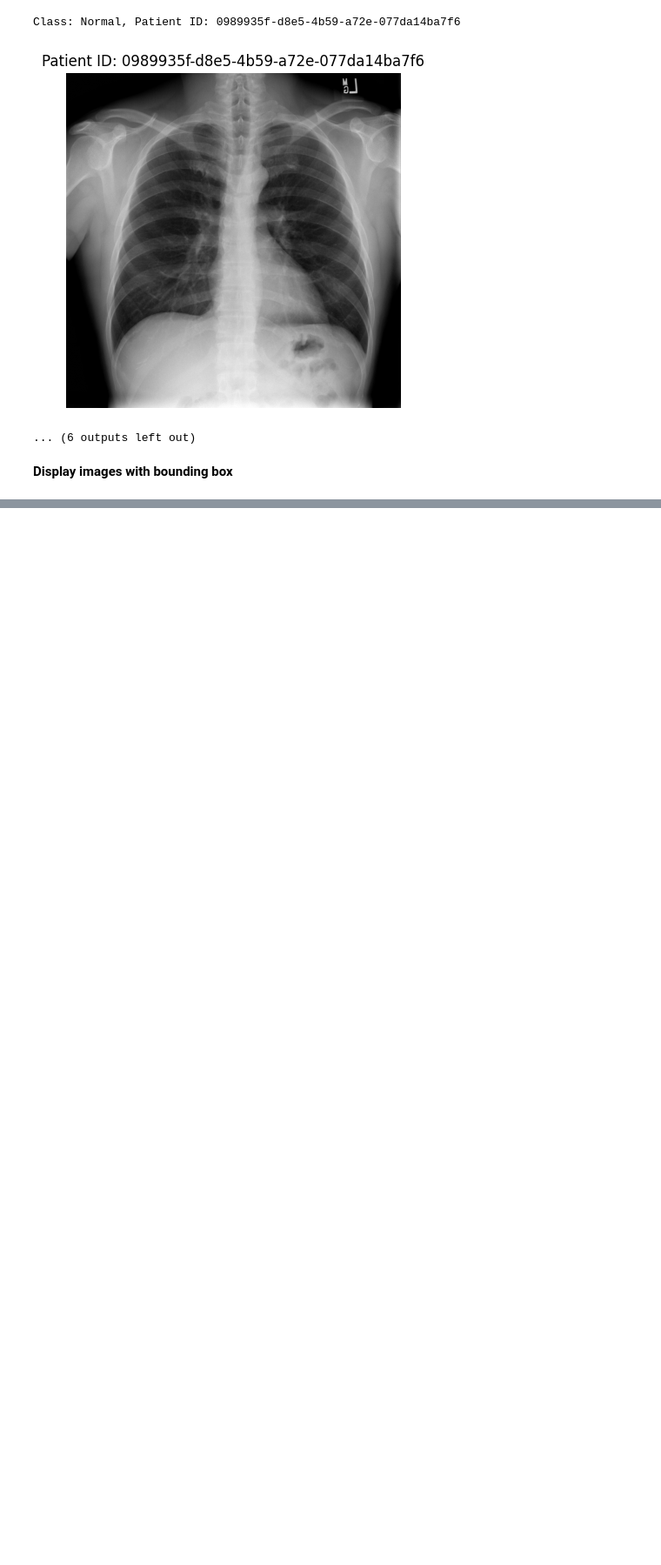
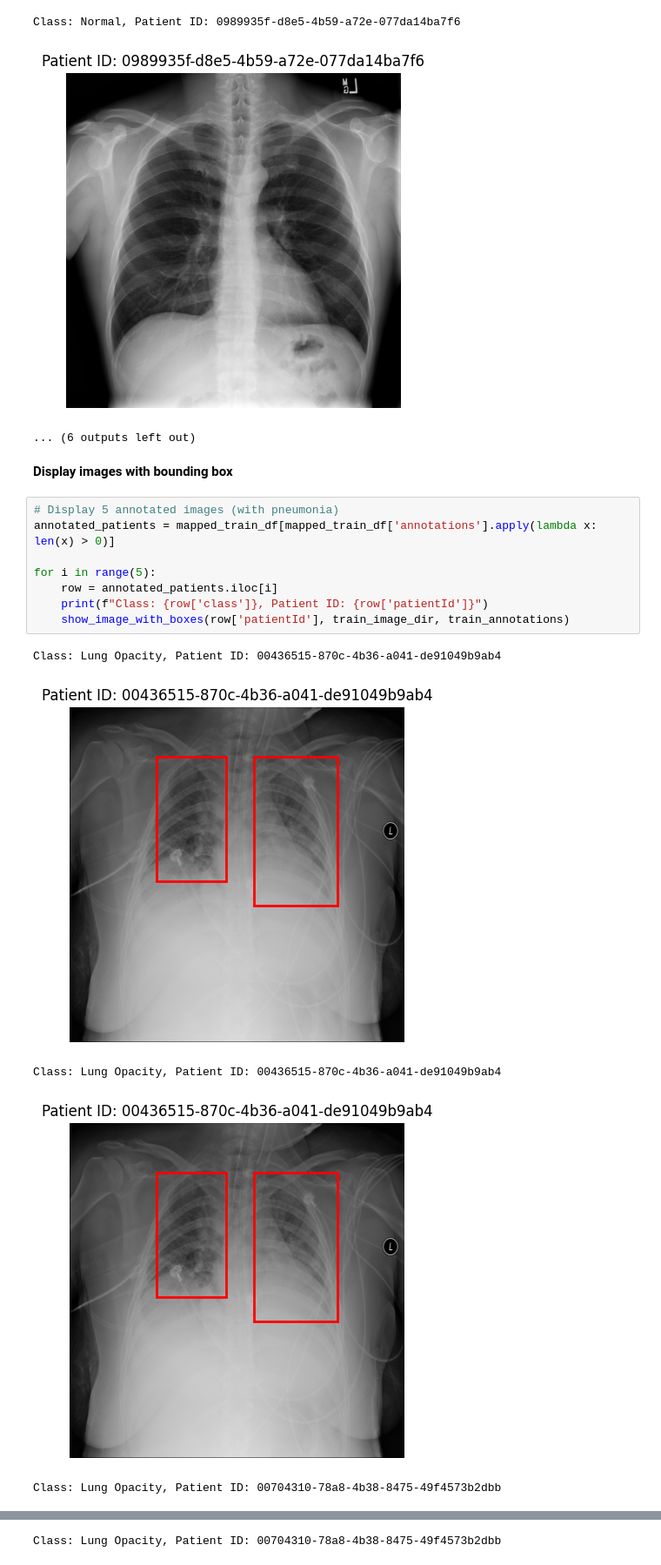
Before and after one commit to nkpatro/Pneumonia-Detection, a Jupyter notebook: SRB_pneumonia_detection_project.ipynb, the cells around one changed output, grey strips where cells are left out. Shown at 87% size. Cells and saved outputs as stored; diff of their text form; blank space fills up the shorter version.

```diff
--- a/SRB_pneumonia_detection_project.ipynb
+++ b/SRB_pneumonia_detection_project.ipynb
@@ -329,3 +334,17 @@ Class: Normal, Patient ID: 0989935f-d8e5-4b59-a72e-077da14ba7f6
 ... (6 outputs left out)
 # %% [markdown]
 **Display images with bounding box**
+# %%
+# Display 5 annotated images (with pneumonia)
+annotated_patients = mapped_train_df[mapped_train_df['annotations'].apply(lambda x: len(x) > 0)]
+
+for i in range(5):
+    row = annotated_patients.iloc[i]
+    print(f"Class: {row['class']}, Patient ID: {row['patientId']}")
+    show_image_with_boxes(row['patientId'], train_image_dir, train_annotations)
+# %% [output]
+Class: Lung Opacity, Patient ID: 00436515-870c-4b36-a041-de91049b9ab4
+[figure, added]
+Class: Lung Opacity, Patient ID: 00436515-870c-4b36-a041-de91049b9ab4
+[figure, added]
+Class: Lung Opacity, Patient ID: 00704310-78a8-4b38-8475-49f4573b2dbb
@@ -331,0 +352 @@ Class: Normal, Patient ID: 0989935f-d8e5-4b59-a72e-077da14ba7f6
+Class: Lung Opacity, Patient ID: 00704310-78a8-4b38-8475-49f4573b2dbb
```
Also changed, not shown: parts of 24 cells of this notebook.
